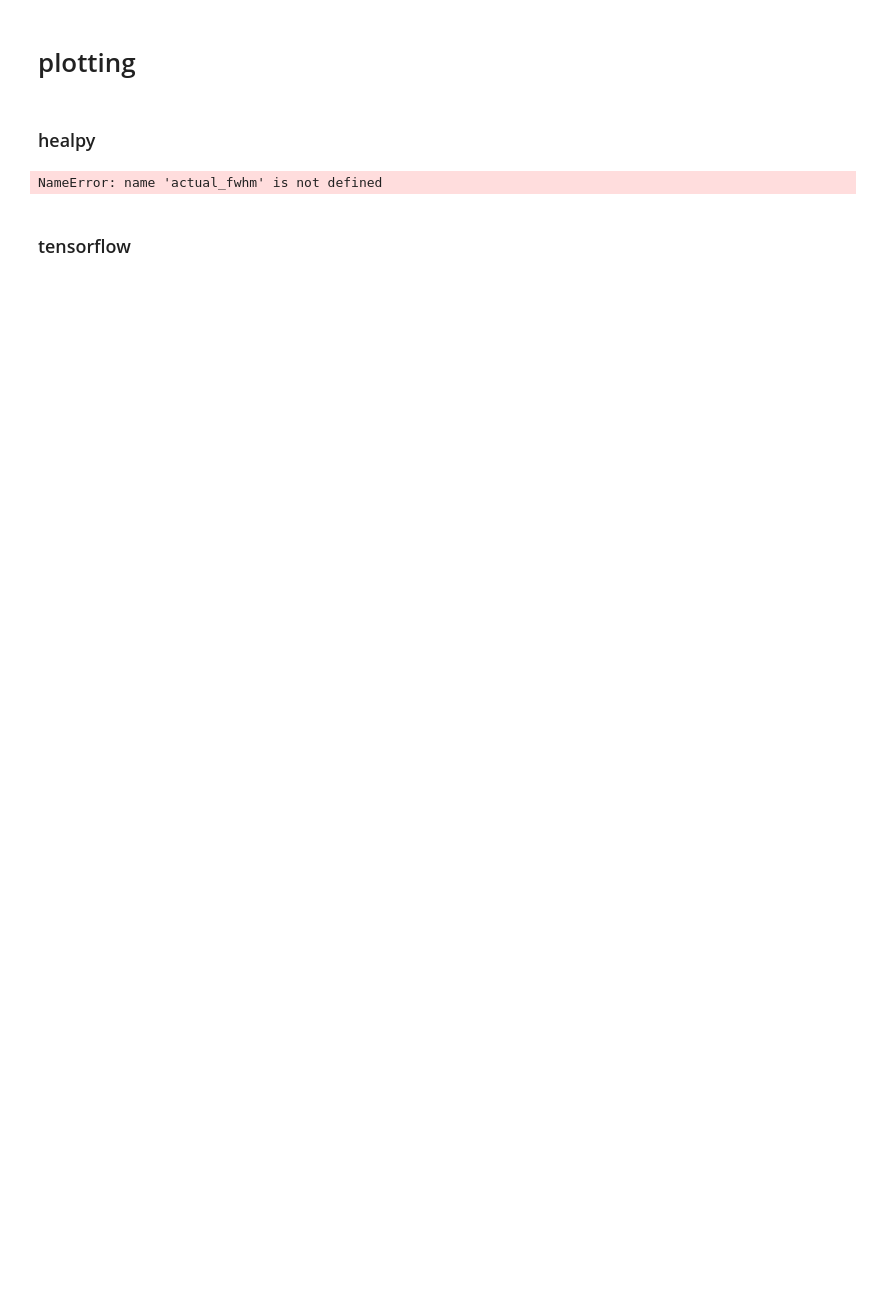
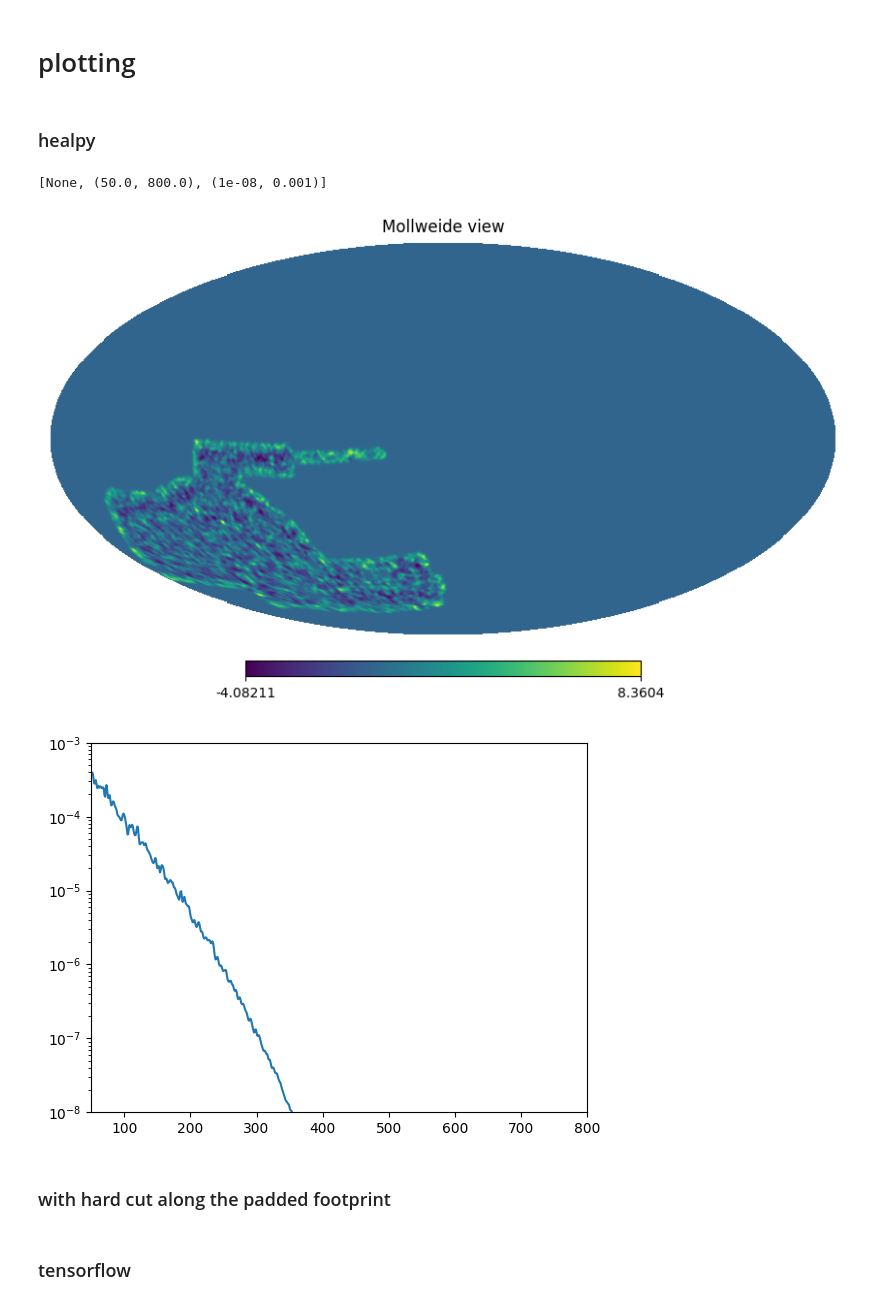
Before and after one commit to des-science/y3-deep-lss, a Jupyter notebook: notebooks/gpu_smoothing/smoothing_layer.ipynb, the cells around one changed output. Saved outputs shown, nothing was run; the diff lists cells and outputs as text; code cells hidden in the pictures; blank space fills up the shorter version.

```diff
--- a/notebooks/gpu_smoothing/smoothing_layer.ipynb
+++ b/notebooks/gpu_smoothing/smoothing_layer.ipynb
@@ -24,8 +25,9 @@ from msfm.utils import scales, files
 # %% [markdown]
 # example map
 # %%
-tfr_pattern = "/pscratch/sd/a/athomsen/DESY3/v5/linear_bias/tfrecords/grid/DESy3_grid_000.tfrecord"
-conf = "/global/homes/a/athomsen/multiprobe-simulation-forward-model/configs/v5/linear_bias.yaml"
+tfr_pattern = "/pscratch/sd/a/athomsen/DESY3/v8/linear_bias/tfrecords/grid/DESy3_grid_dmb_0000.tfrecord"
+conf = "/global/homes/a/athomsen/multiprobe-simulation-forward-model/configs/v9/linear_bias_no_smoothing.yaml"
+conf = files.load_config(conf)
 params = ["Om", "s8", "Aia", "n_Aia", "bg", "n_bg"]
 
 grid_pipe = GridPipeline(
@@ -48,13 +50,12 @@ n_channels = grid_pipe.n_z_metacal + grid_pipe.n_z_maglim
 n_z_metacal = grid_pipe.n_z_metacal
 
 mask_dict = files.get_tomo_dv_masks(conf)
-mask = tf.concat([mask_dict["metacal"], tf.tile(mask_dict["maglim"], (1, 4))], axis=1)
+mask = tf.concat([mask_dict["metacal"], mask_dict["maglim"]], axis=1)
 
 batch_size = 52
 
 dset = grid_pipe.get_dset(
         tfr_pattern=tfr_pattern,
-        n_noise=n_noise,
         local_batch_size=batch_size,
         n_readers=1,
         n_prefetch=0,
@@ -84,24 +88,28 @@ To silence this warning, decorate the function with @tf.autograph.experimental.d
 (52, 464896, 8)
 # %%
 n_sigma_support = 3
+# n_sigma_support = 4
+# n_sigma_support = 5
+# n_sigma_support = 7
+# n_sigma_support = 9
 
 # smoothing_layer = layers.HealpySmoothingLayer(
 smoothing_layer = healpy_layers.HealpySmoothing(
     nside=n_side,
     indices=dv_pix,
-    mask=mask,
-    # fwhm=[22.1, 15.1, 11.2, 9.4, 65.1, 44.5, 34.1, 28.5],
+    # mask=mask,
+    fwhm=[22.1, 15.1, 11.2, 9.4, 65.1, 44.5, 34.1, 28.5],
     # fwhm=20,
     # sigma=[9.78, 6.91, 5.65, 3.99, 27.66, 19.14, 14.94, 12.62],
-    fwhm=10,
+    # fwhm=10,
     # sigma=10,
     # per_channel_repetitions=[6, 3, 2, 1, 48, 23, 14, 10],
     n_sigma_support=n_sigma_support,
-    data_path="/pscratch/sd/a/athomsen/debug/smoothing_kernel",
+    # data_path="/pscratch/sd/a/athomsen/debug/smoothing_kernel",
 )
 
 smoothing_layer = tf.function(smoothing_layer)
 
-# actual_fwhm = smoothing_layer.fwhm_arcmin * np.sqrt(smoothing_layer.per_channel_repetitions)
+actual_fwhm = smoothing_layer.fwhm_arcmin * np.sqrt(smoothing_layer.per_channel_repetitions)
 # actual_fwhm = [20] * n_channels
 # %% [output]
@@ -131,15 +146,23 @@ i_channel = 4
 # %%
 hp_maps = np.zeros((n_pix, n_channels))
 hp_maps[dv_pix] = dv[i_batch]
-hp_maps, _ = scales.map_to_smoothed_map(hp_maps, n_side, l_min=[0]*8, theta_fwhm=list(actual_fwhm), arcmin=True, nest=True)
+hp_maps, _ = scales.map_to_smoothed_map(hp_maps, n_side, l_min=None, theta_fwhm=list(actual_fwhm), arcmin=True, nest=True)
 
 hp_gnoms = []
 for i in range(n_channels):
     hp_gnoms.append(hp.gnomview(hp_maps[...,i], rot=(90, -30, 0), return_projected_map=True, no_plot=True, nest=True))
 
 hp_gnoms = np.array(hp_gnoms)
 hp_gnoms = np.ma.masked_where(hp_gnoms==0, hp_gnoms)
 
 hp.mollview(hp_maps[:,i_channel], nest=True)
+
+fig, ax = plt.subplots()
+ax.plot(hp.anafast(hp.reorder(hp_maps[:,i_channel], n2r=True)))
+ax.set(yscale="log", xlim=(50,800), ylim=(1e-8, 1e-3))
 # %% [output]
-NameError: name 'actual_fwhm' is not defined
+[None, (50.0, 800.0), (1e-08, 0.001)]
+[figure, added]
+[figure, added]
+# %% [markdown]
+### with hard cut along the padded footprint
```
Also changed, not shown: parts of 25 cells of this notebook, 3 other files.
